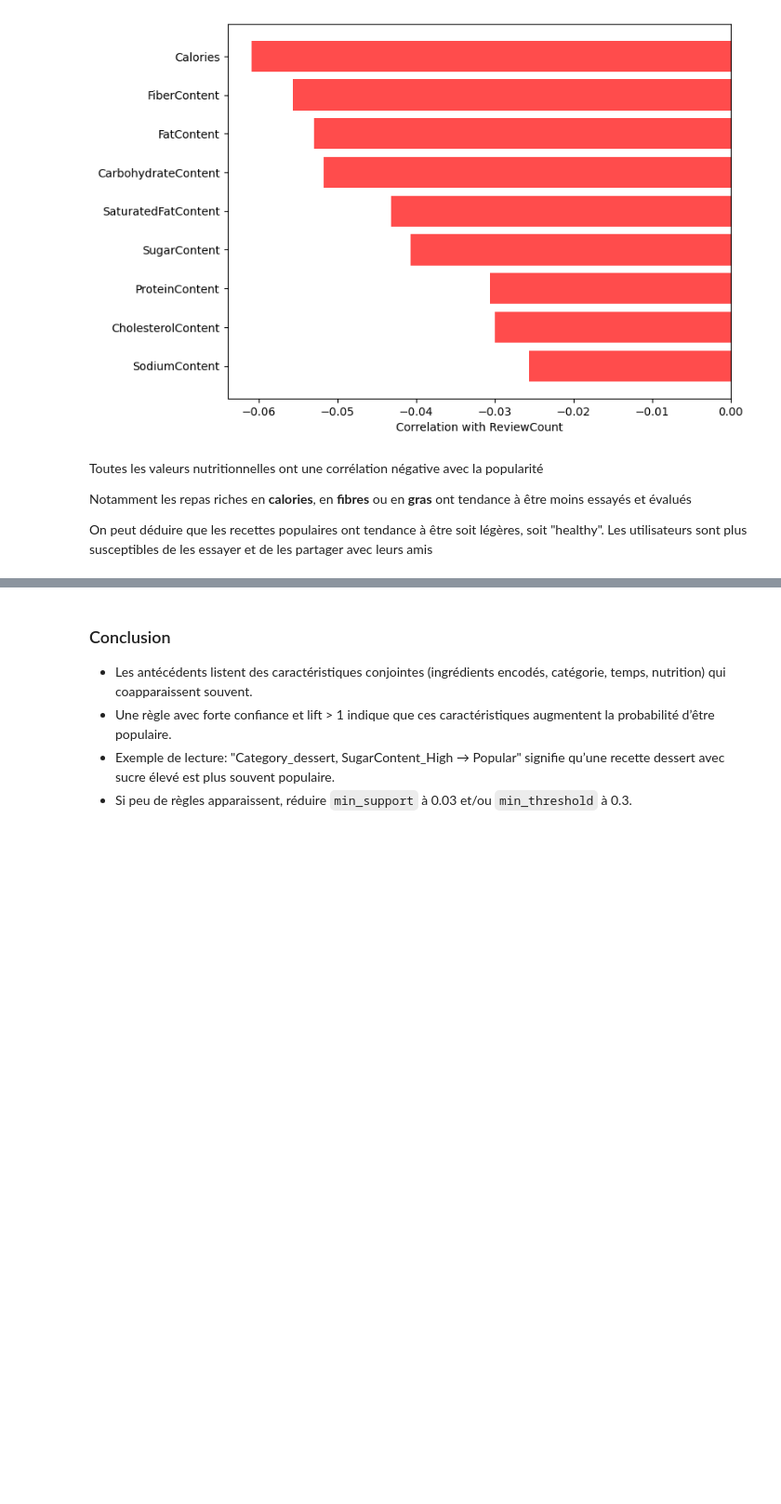
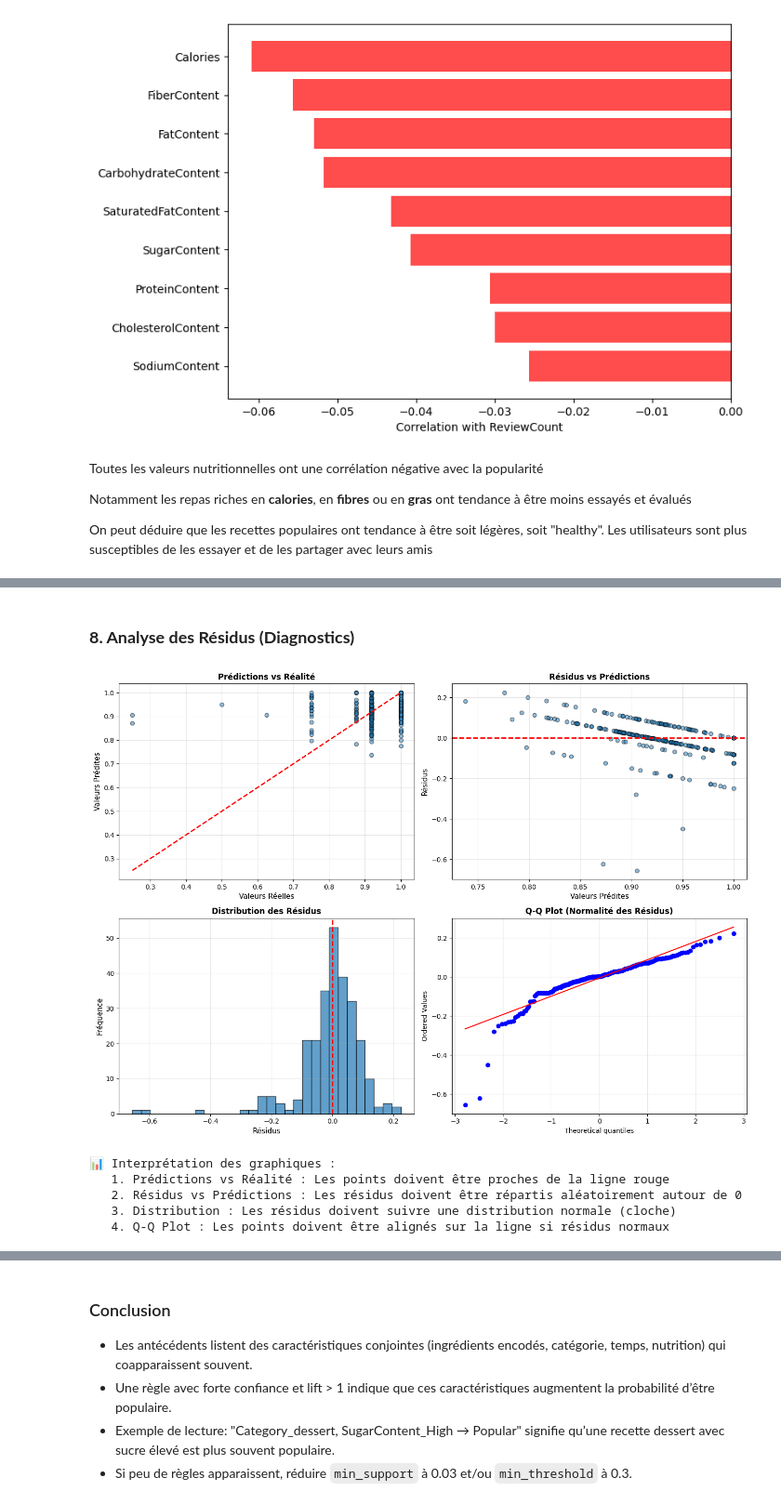
Before and after one commit to louaycodes/ProjetMachineLearning4Arctic, a Jupyter notebook: projetML.ipynb, the cells around one changed output, grey strips where cells are left out. Shown at 93% size. Saved outputs shown, nothing was run; the diff lists cells and outputs as text; code cells hidden in the pictures; blank space fills up the shorter version.

```diff
--- a/projetML.ipynb
+++ b/projetML.ipynb
@@ -869,0 +934,17 @@ On peut déduire que les recettes populaires ont tendance à être soit légère
+# %%
+from sklearn.dummy import DummyRegressor
+from sklearn.metrics import mean_absolute_error, mean_squared_error, r2_score
+
+baseline_model = DummyRegressor(strategy='mean')
+baseline_model.fit(X_train, y_train)
+
+y_pred_baseline = baseline_model.predict(X_test)
+
+mae_baseline = mean_absolute_error(y_test, y_pred_baseline)
+rmse_baseline = np.sqrt(mean_squared_error(y_test, y_pred_baseline))
+r2_baseline = r2_score(y_test, y_pred_baseline)
+
+print("Performance du modèle Baseline (DummyRegressor) :")
+print(f"   - MAE  : {mae_baseline:.4f}")
+print(f"   - RMSE : {rmse_baseline:.4f}")
+print(f"   - R²   : {r2_baseline:.4f}")
@@ -869,0 +1245,54 @@ On peut déduire que les recettes populaires ont tendance à être soit légère
+# %% [markdown]
+### **8. Analyse des Résidus (Diagnostics)**
+# %%
+# Calculer les résidus
+residuals = y_test - y_pred_test
+
+# Créer une figure avec 4 subplots
+fig, axes = plt.subplots(2, 2, figsize=(14, 10))
+
+# 1. Valeurs prédites vs valeurs réelles
+axes[0, 0].scatter(y_test, y_pred_test, alpha=0.5, edgecolors='k')
+axes[0, 0].plot([y_test.min(), y_test.max()], [y_test.min(), y_test.max()], 'r--', lw=2)
+axes[0, 0].set_xlabel('Valeurs Réelles', fontsize=11)
+axes[0, 0].set_ylabel('Valeurs Prédites', fontsize=11)
+axes[0, 0].set_title('Prédictions vs Réalité', fontsize=12, fontweight='bold')
+axes[0, 0].grid(alpha=0.3)
+
+# 2. Résidus vs valeurs prédites
+axes[0, 1].scatter(y_pred_test, residuals, alpha=0.5, edgecolors='k')
+axes[0, 1].axhline(y=0, color='r', linestyle='--', lw=2)
+axes[0, 1].set_xlabel('Valeurs Prédites', fontsize=11)
+axes[0, 1].set_ylabel('Résidus', fontsize=11)
+axes[0, 1].set_title('Résidus vs Prédictions', fontsize=12, fontweight='bold')
+axes[0, 1].grid(alpha=0.3)
+
+# 3. Distribution des résidus
+axes[1, 0].hist(residuals, bins=30, edgecolor='black', alpha=0.7)
+axes[1, 0].set_xlabel('Résidus', fontsize=11)
+axes[1, 0].set_ylabel('Fréquence', fontsize=11)
+axes[1, 0].set_title('Distribution des Résidus', fontsize=12, fontweight='bold')
+axes[1, 0].axvline(x=0, color='r', linestyle='--', lw=2)
+axes[1, 0].grid(alpha=0.3)
+
+# 4. Q-Q plot
+from scipy import stats
+stats.probplot(residuals, dist="norm", plot=axes[1, 1])
+axes[1, 1].set_title('Q-Q Plot (Normalité des Résidus)', fontsize=12, fontweight='bold')
+axes[1, 1].grid(alpha=0.3)
+
+plt.tight_layout()
+plt.show()
+
+print("📊 Interprétation des graphiques :")
+print("   1. Prédictions vs Réalité : Les points doivent être proches de la ligne rouge")
+print("   2. Résidus vs Prédictions : Les résidus doivent être répartis aléatoirement autour de 0")
+print("   3. Distribution : Les résidus doivent suivre une distribution normale (cloche)")
+print("   4. Q-Q Plot : Les points doivent être alignés sur la ligne si résidus normaux")
+# %% [output]
+[figure, added]
+📊 Interprétation des graphiques :
+   1. Prédictions vs Réalité : Les points doivent être proches de la ligne rouge
+   2. Résidus vs Prédictions : Les résidus doivent être répartis aléatoirement autour de 0
+   3. Distribution : Les résidus doivent suivre une distribution normale (cloche)
+   4. Q-Q Plot : Les points doivent être alignés sur la ligne si résidus normaux
```
Also changed, not shown: parts of 29 cells of this notebook.
